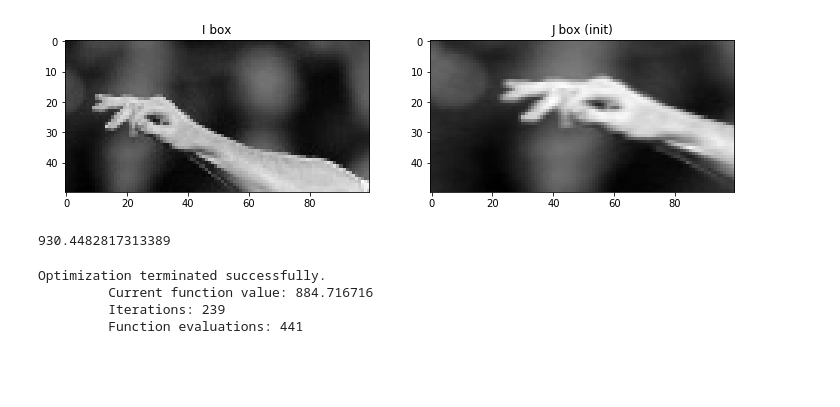
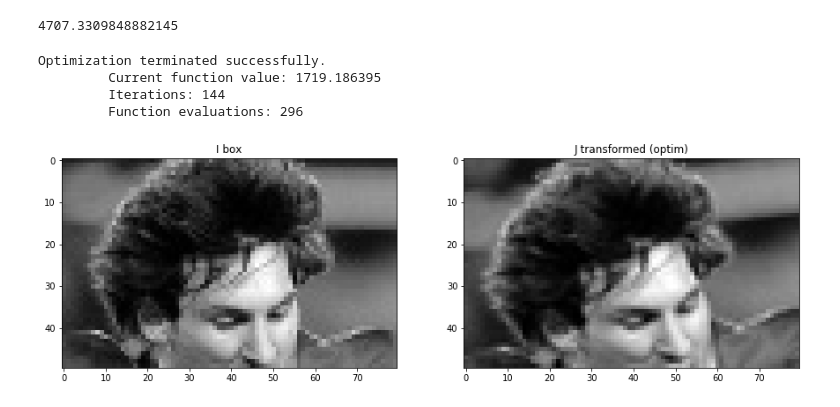
Before and after one commit to xdze2/CuNb, a Jupyter notebook: DIC/rewrite/oneElt_OpenCV.ipynb, the cells around one changed output. Cells and saved outputs as stored; diff of their text form; code cells hidden in the pictures; blank space fills up the shorter version.

```diff
--- a/DIC/rewrite/oneElt_OpenCV.ipynb
+++ b/DIC/rewrite/oneElt_OpenCV.ipynb
@@ -11,8 +11,8 @@ plt.imshow(img, cmap='gray');
 rows, cols = img.shape
 print('shape', rows, cols)
 
-# Define a box
-x, y, w, h = 60, 70, 100, 50
+# and Define a box
+x, y, w, h = 200, 70, 80, 50 #60, 70, 100, 50
 box_polyline = np.array([[x, x+w, x+w, x, x],
                          [y, y, y+h, y+h, y]]).T
 plt.plot(box_polyline[:, 0], box_polyline[:, 1],
@@ -43,16 +70,50 @@ I_box = cv2.warpAffine(img, M, (w, h),
+# %%
+# Comparison function
+def normalize(I):
+    return (I - I.mean())/I.std()
+
+def znssd(I, J):
+    """Zero-normalized sum of squared differences (ZNSSD)"""
+    return np.sum( (normalize(I) - normalize(J))**2 )
+
+# test
+znssd(I_box, J_init)
+# %% [output]
+4707.3309848882145
+# %%
+def opti_fun(M_flat, I, J_full):
+
+    M = M_flat.reshape(2, 3)
+
+    shape = I.T.shape
+    J_transformed = cv2.warpAffine(J_full, M, shape,
+                                   flags=cv2.INTER_LANCZOS4) #)INTER_LINEAR
+
+    return znssd(I, J_transformed)
 # %%
-# J box init
-M = np.array([[ 1.1, 0., -x],
-              [ 0., 1., -y]])
+# Minimize
+M_init = np.array([[ 1., 0., -x],
+                   [ .0, 1., -y]]).flatten()
+#M_init = cv2.invertAffineTransform(M_test) - np.array([[0, 0, x], [0, 0, y]])
 
-J_init = cv2.warpAffine(img2, M, (w, h),
-                    flags=cv2.INTER_LINEAR)#INTER_CUBIC)
+res = minimize(opti_fun, M_init,
+               args=(I_box, img2), options={'disp':True}, method='Nelder-Mead')
+
+M_opt = res.x.reshape(2, 3)
+
+# Solution
+J_tr = cv2.warpAffine(img2, M_opt, (w, h),
+                      flags=cv2.INTER_CUBIC) #INTER_CUBIC)
 
 # Graph
-fig, (ax1, ax2) = plt.subplots(1, 2, figsize=(12, 5))
-ax1.imshow(I_box, cmap = 'gray');
+fig, (ax1, ax2) = plt.subplots(1, 2, figsize=(15, 5))
+ax1.imshow(normalize(I_box), cmap = 'gray');
 ax1.set_title('I box');
-ax2.imshow(J_init, cmap = 'gray');
-ax2.set_title('J box (init)');
+ax2.imshow(normalize(J_tr), cmap = 'gray');
+ax2.set_title('J transformed (optim)');
 # %% [output]
+Optimization terminated successfully.
+         Current function value: 1719.186395
+         Iterations: 144
+         Function evaluations: 296
-[figure, old version]
+[figure, new version]
@@ -67,5 +119,0 @@ def znssd(I, J):
-# %%
-# test
-znssd(I_box, J_init)
-# %% [output]
-930.4482817313389
@@ -82,12 +119,0 @@ def opti_fun(M_flat, I, J_full):
-# %%
-# Minimize
-M_init = np.array([[ 1., 0., -x],
-                   [ 0., 1., -y]]).flatten()
-
-res = minimize(opti_fun, M_init,
-               args=(I_box, img2), options={'disp':True}, method='Nelder-Mead')#'Nelder-Mead')
-# %% [output]
-Optimization terminated successfully.
-         Current function value: 884.716716
-         Iterations: 239
-         Function evaluations: 441
```
Also changed, not shown: parts of 10 cells of this notebook.
